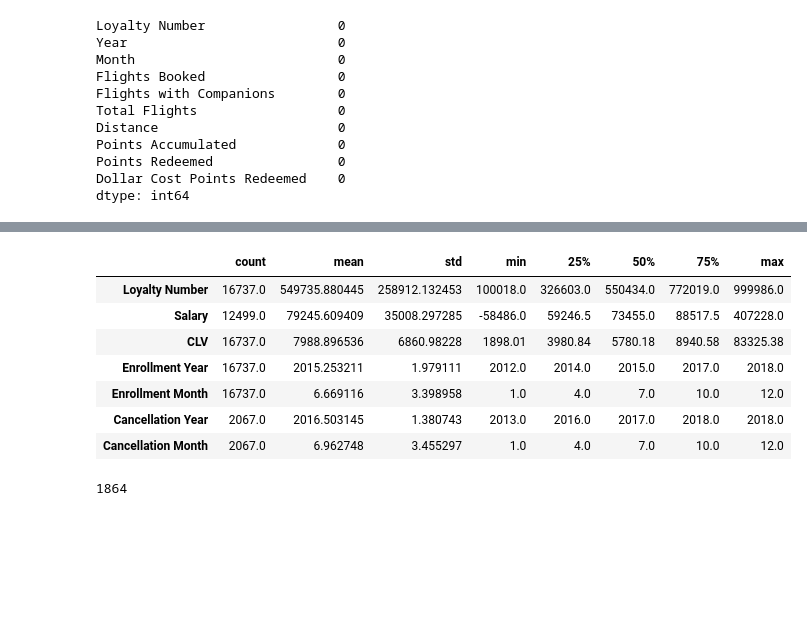
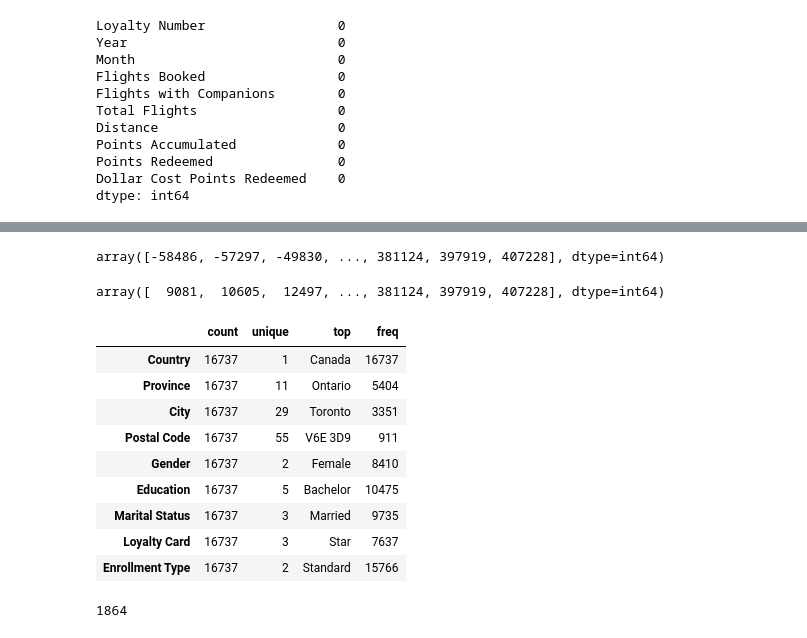
Before and after one commit to Adalab/bda-modulo-3-evaluacion-final-AlbaToro, a Jupyter notebook: ejercicio-tecnico-tres.ipynb, the cells around one changed output, grey strips where cells are left out. Drawn from its saved outputs; the diff is of its cells as text; code cells hidden in the pictures; blank space fills up the shorter version.

```diff
--- a/ejercicio-tecnico-tres.ipynb
+++ b/ejercicio-tecnico-tres.ipynb
@@ -133,15 +176,31 @@ dtype: float64
+# %%
+#Compruebo los valores únicos de Salary para ver sus valores negativos:
+df_salarios_negativos = np.sort(df_lealtad['Salary'].unique())
+df_salarios_negativos
+# %% [output]
+array([-58486, -57297, -49830, ..., 381124, 397919, 407228], dtype=int64)
+# %%
+#Paso los negativos a positivos y lo compruebo:
+df_lealtad['Salary'] = df_lealtad['Salary'].abs()
+
+df_salarios_negativos = np.sort(df_lealtad['Salary'].unique())
+df_salarios_negativos
+# %% [output]
+array([  9081,  10605,  12497, ..., 381124, 397919, 407228], dtype=int64)
 # %%
-#Compruebo las estadísticas descriptivas de las columnas numéricas:
-df_lealtad.describe().T
+#Compruebo las estadísticas descriptivas de las columnas categóricas:
+df_lealtad.describe(include='object').T
 # %% [output]
-|  | count | mean | std | min | 25% | 50% | 75% | max |
-| Loyalty Number | 16737.0 | 549735.880445 | 258912.132453 | 100018.0 | 326603.0 | 550434.0 | 772019.0 | 999986.0 |
-| Salary | 12499.0 | 79245.609409 | 35008.297285 | -58486.0 | 59246.5 | 73455.0 | 88517.5 | 407228.0 |
-| CLV | 16737.0 | 7988.896536 | 6860.98228 | 1898.01 | 3980.84 | 5780.18 | 8940.58 | 83325.38 |
-| Enrollment Year | 16737.0 | 2015.253211 | 1.979111 | 2012.0 | 2014.0 | 2015.0 | 2017.0 | 2018.0 |
-| Enrollment Month | 16737.0 | 6.669116 | 3.398958 | 1.0 | 4.0 | 7.0 | 10.0 | 12.0 |
-| Cancellation Year | 2067.0 | 2016.503145 | 1.380743 | 2013.0 | 2016.0 | 2017.0 | 2018.0 | 2018.0 |
-| Cancellation Month | 2067.0 | 6.962748 | 3.455297 | 1.0 | 4.0 | 7.0 | 10.0 | 12.0 |
+|  | count | unique | top | freq |
+| Country | 16737 | 1 | Canada | 16737 |
+| Province | 16737 | 11 | Ontario | 5404 |
+| City | 16737 | 29 | Toronto | 3351 |
+| Postal Code | 16737 | 55 | V6E 3D9 | 911 |
+| Gender | 16737 | 2 | Female | 8410 |
+| Education | 16737 | 5 | Bachelor | 10475 |
+| Marital Status | 16737 | 3 | Married | 9735 |
+| Loyalty Card | 16737 | 3 | Star | 7637 |
+| Enrollment Type | 16737 | 2 | Standard | 15766 |
 # %%
 #Calculo si tiene valores duplicados: Hay bastantes.
 df_actividad.duplicated().sum()
```
Also changed, not shown: parts of 10 cells of this notebook, 1 other file.
